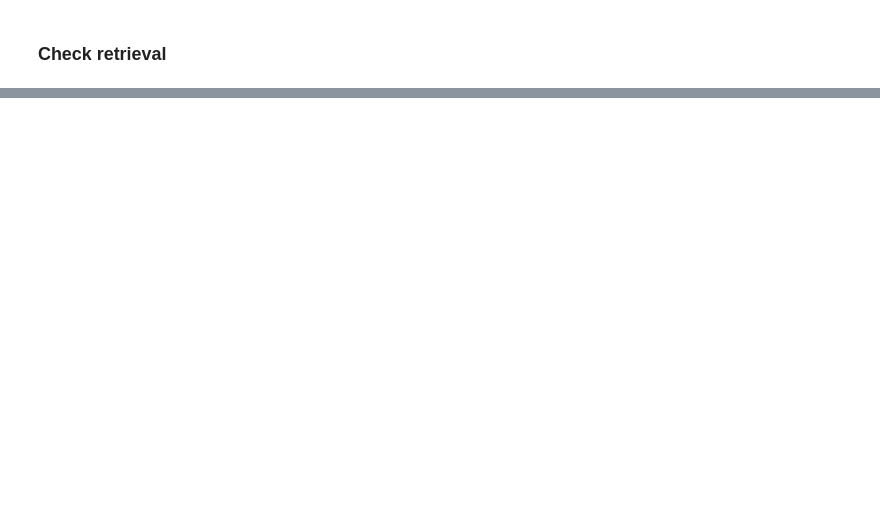
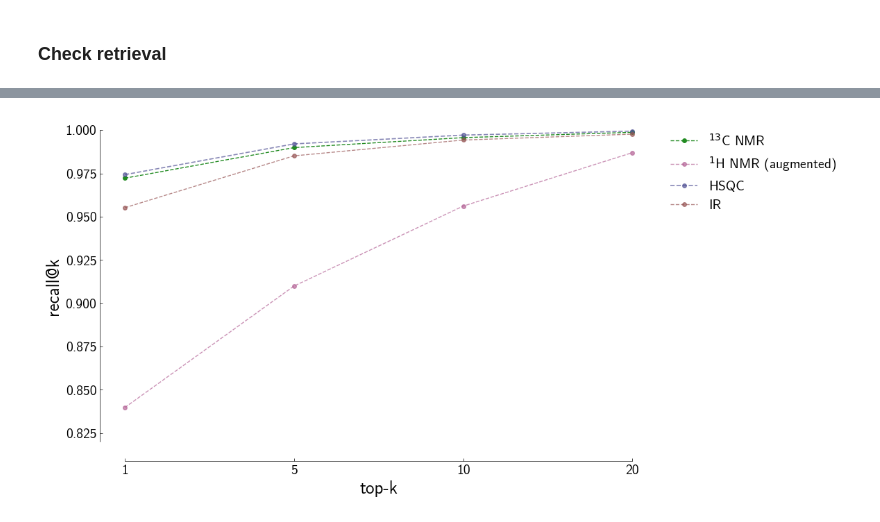
Before and after one commit to lamalab-org/secs, a Jupyter notebook: experiments/structure_elucidation/aggregate.ipynb, the cells around one changed output, grey strips where cells are left out. Cells and saved outputs as stored; diff of their text form; code cells hidden in the pictures; blank space fills up the shorter version.

```diff
--- a/experiments/structure_elucidation/aggregate.ipynb
+++ b/experiments/structure_elucidation/aggregate.ipynb
@@ -462,0 +531,91 @@ Combined (IR, 13C NMR, 1H NMR, HSQC) Top 1 0.9807692307692307
+# %%
+from pathlib import Path
+
+import matplotlib.font_manager as fm
+import matplotlib.pyplot as plt
+import numpy as np
+import pandas as pd
+from lama_aesthetics.plotutils import range_frame
+
+FONT_FILE = "CMU Sans Serif.ttf"
+
+font_path = Path(FONT_FILE)
+
+fm.fontManager.addfont(font_path)
+# load lamalab style
+plt.style.use("lamalab.mpl")
+plt.rcParams["font.family"] = "CMU Sans Serif"
+
+plt.figure(figsize=(10, 10/ 1.618), dpi=100)
+
+read_cnmr = pd.read_csv("../cnmr_pretrain_retrieval_metrics.csv")
+read_hnmr = pd.read_csv("../hnmr_augment_pretrain_retrieval_metrics.csv")
+read_hsqc = pd.read_csv("../hsqc_retrieval_metrics.csv")
+read_ir = pd.read_csv("../ir_retrieval_metrics.csv")
+read_hnmr_no_aug = pd.read_csv("../hnmr_pretrain_retrieval_metrics.csv")
+
+# smiles_DB__c_nmr_Query
+# smiles_DB__h_nmr_Query
+# smiles_DB__IR_Query
+# smiles_DB__hsqc_Query
+# row 1 Recall@1, row 2 Recall@5, row 3 Recall@10, row 4 Recall@20
+
+plt.ylim(0.83, 1.0)
+plt.plot(
+    read_cnmr["smiles_DB__c_nmr_Query"].values,
+    label=r"$^{13}$C NMR",
+    marker="o",
+    markersize=4,
+    # color="#565698b3",
+    color="#228B22",
+    linestyle="--",
+)
+plt.plot(
+    read_hnmr["smiles_DB__h_nmr_Query"].values,
+    label=r"$^1$H NMR (augmented)",
+    marker="o",
+    markersize=4,
+    color="#b56598b3",
+    linestyle="--",
+)
+
+plt.plot(
+    read_hsqc["smiles_DB__hsqc_Query"].values,
+    label="HSQC",
+    marker="o",
+    markersize=4,
+    linewidth=1.2,
+    linestyle="--",
+    color="#565698b3",
+)
+
+plt.plot(
+    read_ir["smiles_DB__ir_Query"].values,
+    label="IR",
+    marker="o",
+    markersize=4,
+    linestyle="--",
+    color="#985656b3",
+)
+font = {'family' : 'CMU Sans Serif',
+        'size'   : 18}
+import matplotlib.pyplot as plt
+
+SMALL_SIZE = 18
+MEDIUM_SIZE = 18
+BIGGER_SIZE = 18
+
+plt.rc('axes', titlesize=SMALL_SIZE)
+plt.rc('axes', labelsize=SMALL_SIZE)
+plt.rc('xtick', labelsize=SMALL_SIZE)
+plt.rc('ytick', labelsize=SMALL_SIZE)
+plt.tick_params(labelsize=14)
+plt.xticks([0, 1, 2, 3], ["1", "5", "10", "20"])
+plt.xlabel("top-k", fontsize=18)
+plt.ylabel("recall@k", fontsize=18)
+
+plt.legend(bbox_to_anchor=(1.02, 1), loc="upper left", fontsize=14)
+range_frame(x=np.array([0, 3]), y=np.array([0.82, 1.0]), ax=plt.gca(), pad=0.03)
+plt.savefig("figures/retrieval_metrics.pdf", bbox_inches="tight", dpi=300)
+# %% [output]
+[figure, added]
```
Also changed, not shown: parts of 17 cells of this notebook, 3 other files.
